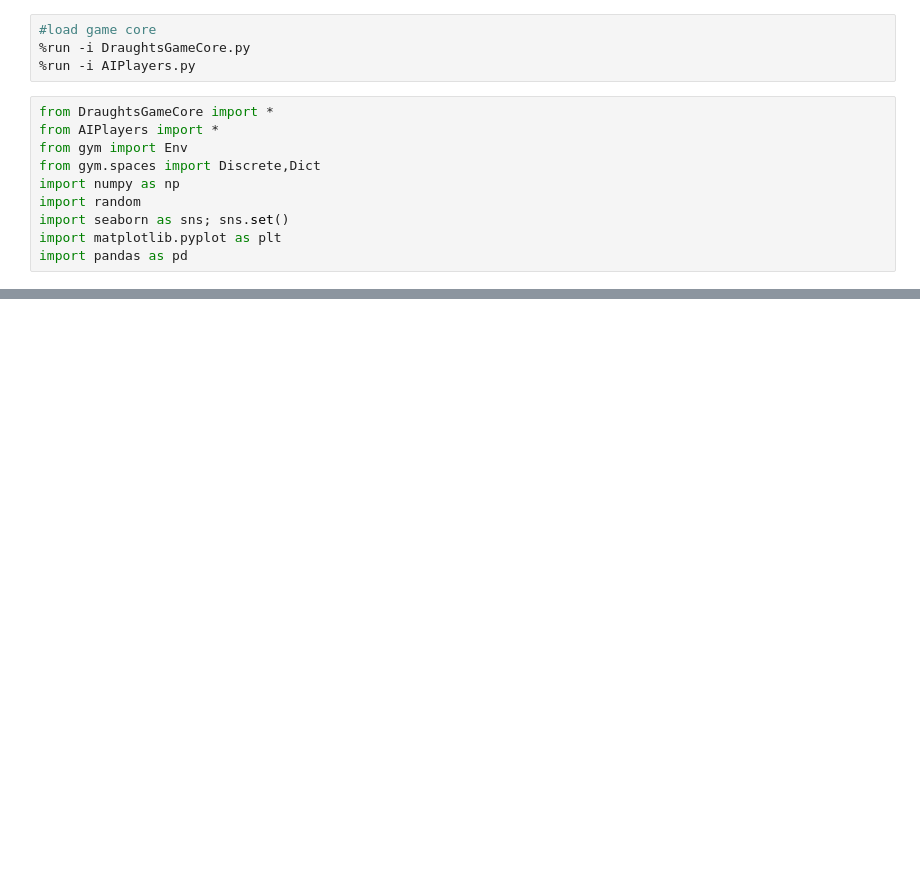
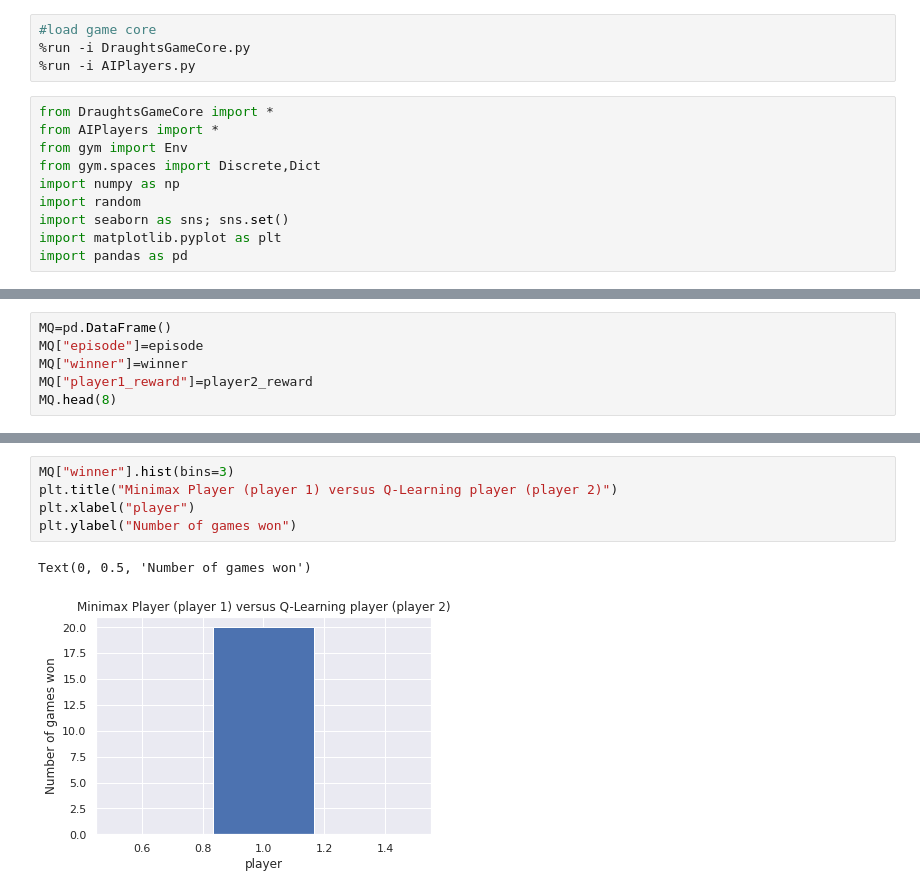
Before and after one commit to realzhangliu/dist, a Jupyter notebook: GymQLearning.ipynb, the cells around one changed output, grey strips where cells are left out. Saved outputs shown, nothing was run; the diff lists cells and outputs as text; blank space fills up the shorter version.

```diff
--- a/GymQLearning.ipynb
+++ b/GymQLearning.ipynb
@@ -306,0 +346,6 @@ Text(0, 0.5, 'Number of games won')
+# %%
+MQ=pd.DataFrame()
+MQ["episode"]=episode
+MQ["winner"]=winner
+MQ["player1_reward"]=player2_reward
+MQ.head(8)
@@ -306,0 +362,8 @@ Text(0, 0.5, 'Number of games won')
+# %%
+MQ["winner"].hist(bins=3)
+plt.title("Minimax Player (player 1) versus Q-Learning player (player 2)")
+plt.xlabel("player")
+plt.ylabel("Number of games won")
+# %% [output]
+Text(0, 0.5, 'Number of games won')
+[figure, added]
```
Also changed, not shown: parts of 11 cells of this notebook, 5 other files.
